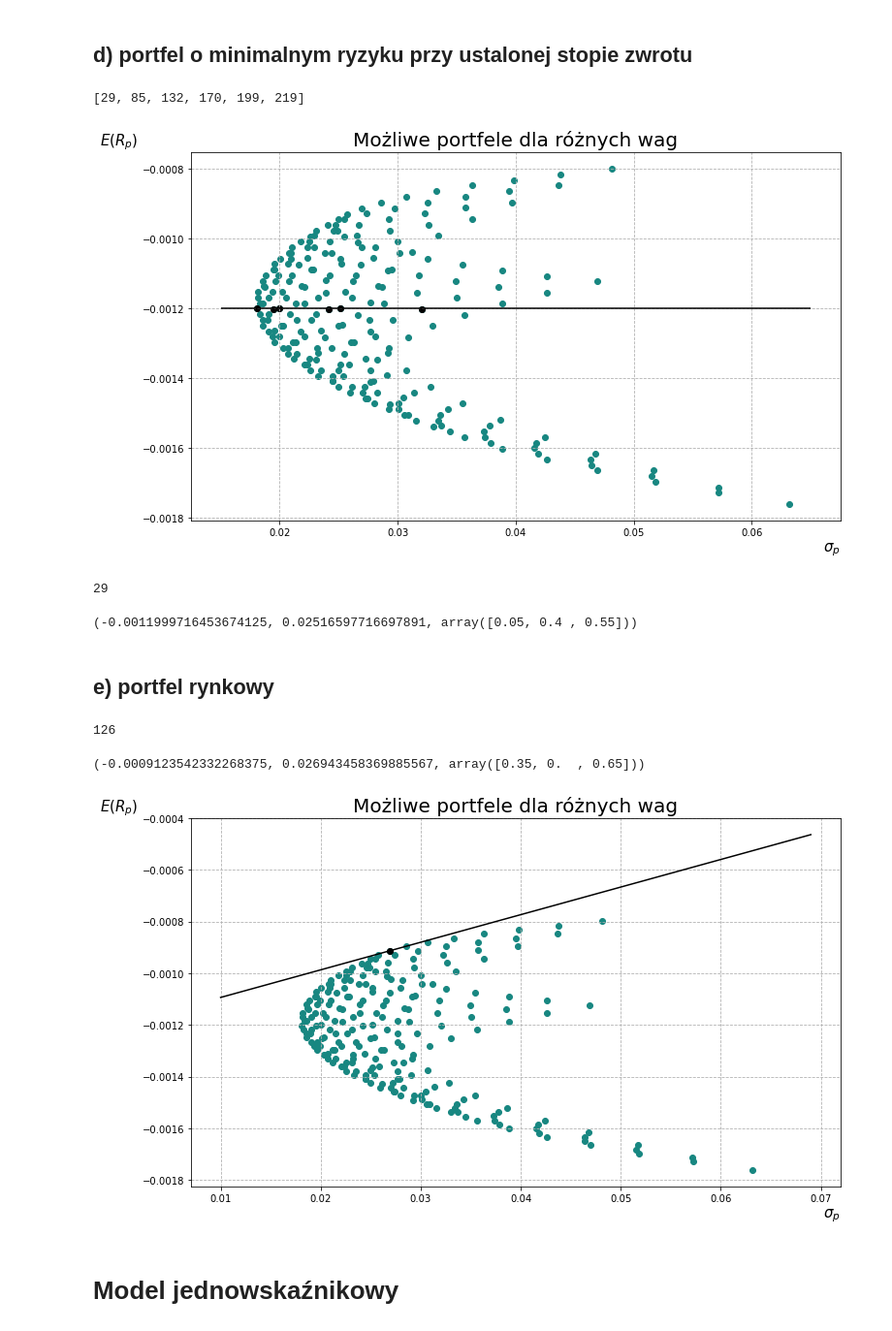
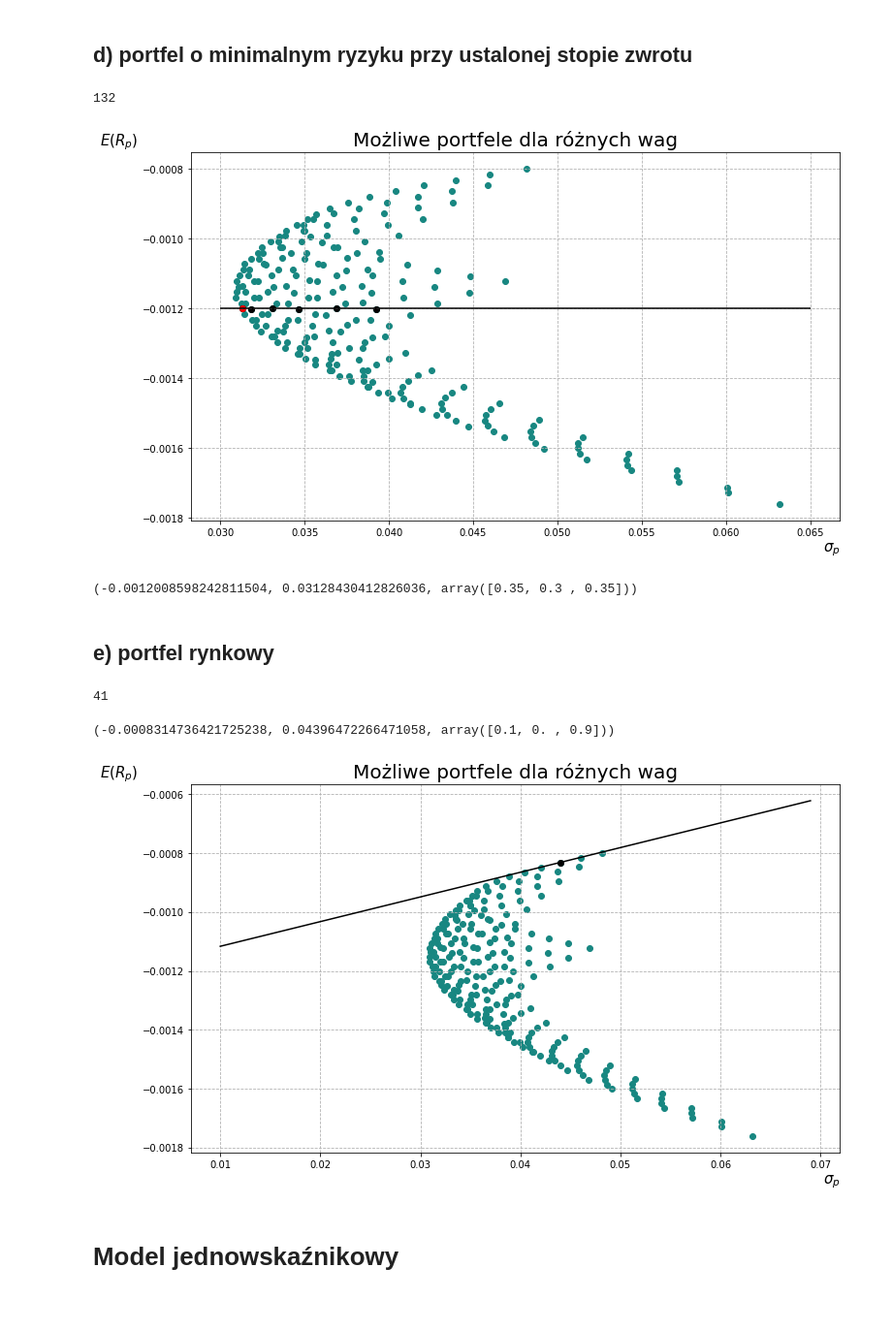
Before and after one commit to KatarzynaTurbanska/enterprise_risk_management, a Jupyter notebook: Prezentacja 3/dywersyfikacja.ipynb, the cells around one changed output. Shown at 97% size. Saved outputs shown, nothing was run; the diff lists cells and outputs as text; code cells hidden in the pictures.

```diff
--- a/Prezentacja 3/dywersyfikacja.ipynb
+++ b/Prezentacja 3/dywersyfikacja.ipynb
@@ -124,0 +121,3 @@ Stopa zwrotu porfela: -0.0011532196485623003, ryzyko portfela: 0.031497947450681
+# %%
+w = np.array([0.5, 0.2, 0.3])
+print("Stopa zwrotu porfela: {}, ryzyko portfela: {}.".format(w[0]*mu_c + w[1]*mu_m + w[2]*mu_s, np.sqrt(np.dot(w.T, np.dot(np.cov(R), w)))))
@@ -137,9 +138,8 @@ for j in range(len(param_list)-1):
 expected_values = []
 standard_deviations = []
 
-for comb in combinations:
-    R = comb[0] * cocoa_close + comb[1] * milk_close + comb[2] * sugar_close
-    expected_values.append(np.mean(R))
-    standard_deviations.append(np.sqrt(np.dot(comb.T, np.dot(np.cov(R), comb))))
+for w in combinations:
+    expected_values.append(w[0] * mu_c + w[1] * mu_m + w[2] * mu_s)
+    standard_deviations.append(np.sqrt(np.dot(w.T, np.dot(np.cov(R), w))))
 # %%
 plt.scatter(standard_deviations, expected_values, color="#188781")
@@ -168,29 +186,25 @@ r = -0.0012
 # %%
 exp = np.array(expected_values).round(5)
 ind = np.where(exp == r)[0].tolist()
-# %%
-ind
-# %% [output]
-[29, 85, 132, 170, 199, 219]
+# %%
+standard_deviations.index(min([standard_deviations[i] for i in ind]))
+# %% [output]
+132
 # %%
 plt.scatter(standard_deviations, expected_values, color="#188781")
-plt.hlines(r, xmin=0.015, xmax=0.065, color='k')
+plt.hlines(r, xmin=0.03, xmax=0.065, color='k')
 plt.scatter([standard_deviations[i] for i in ind], [expected_values[i] for i in ind], color='k')
+plt.scatter(standard_deviations[132], expected_values[132], color='red')
 plt.title("Możliwe portfele dla różnych wag", fontsize=20)
 plt.xlabel(r"$\sigma_p$", fontsize=15, loc="right")
 plt.ylabel(r"$E(R_p)$", fontsize=15, rotation=0, loc="top")
 plt.show()
 # %% [output]
-[figure, old version]
+[figure, new version]
-# %%
-b = min(expected_values, key=lambda x:abs(x-r))
-expected_values.index(b)
-# %% [output]
-29
 # %%
-expected_values[29], standard_deviations[29], combinations[29]
+expected_values[132], standard_deviations[132], combinations[132]
 # %% [output]
-(-0.0011999716453674125, 0.02516597716697891, array([0.05, 0.4 , 0.55]))
+(-0.0012008598242811504, 0.03128430412826036, array([0.35, 0.3 , 0.35]))
 # %% [markdown]
 ## e) portfel rynkowy
 # %%
@@ -198,21 +212,21 @@ x = ((np.array(expected_values) - r)/np.array(standard_deviations)).tolist()
 # %%
 x.index(max(x))
 # %% [output]
-126
+41
 # %%
-expected_values[126], standard_deviations[126], combinations[126]
+expected_values[41], standard_deviations[41], combinations[41]
 # %% [output]
-(-0.0009123542332268375, 0.026943458369885567, array([0.35, 0.  , 0.65]))
+(-0.0008314736421725238, 0.04396472266471058, array([0.1, 0. , 0.9]))
 # %%
 plt.scatter(standard_deviations, expected_values, color="#188781")
 plt.plot(np.arange(0.01,0.07,0.001), np.arange(0.01,0.07,0.001) * max(x) + r, color='k')
-plt.scatter(standard_deviations[126], expected_values[126], color='k')
+plt.scatter(standard_deviations[41], expected_values[41], color='k')
 plt.title("Możliwe portfele dla różnych wag", fontsize=20)
 plt.xlabel(r"$\sigma_p$", fontsize=15, loc="right")
 plt.ylabel(r"$E(R_p)$", fontsize=15, rotation=0, loc="top")
 plt.show()
 # %% [output]
-[figure, old version]
+[figure, new version]
 # %% [markdown]
 # Model jednowskaźnikowy
 # %% [markdown]
```
Also changed, not shown: parts of 14 cells of this notebook.
